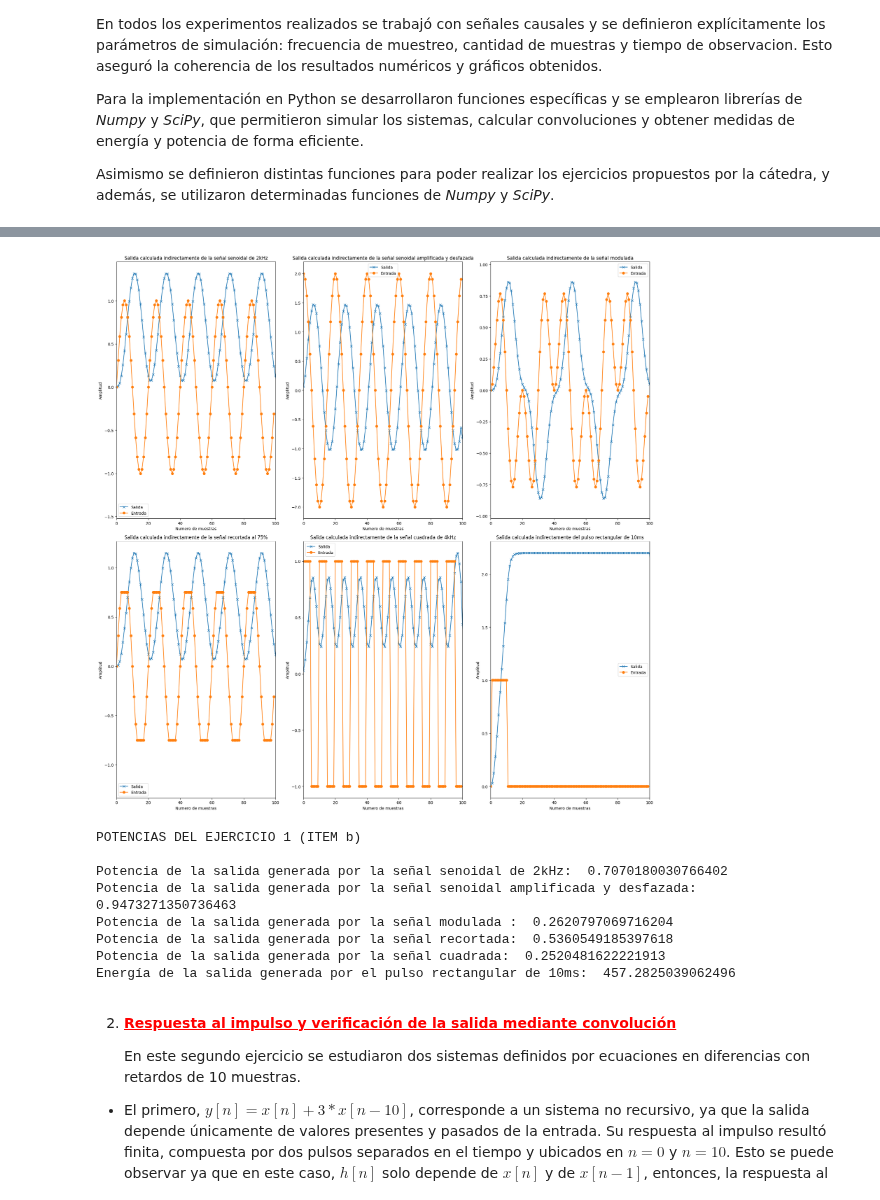
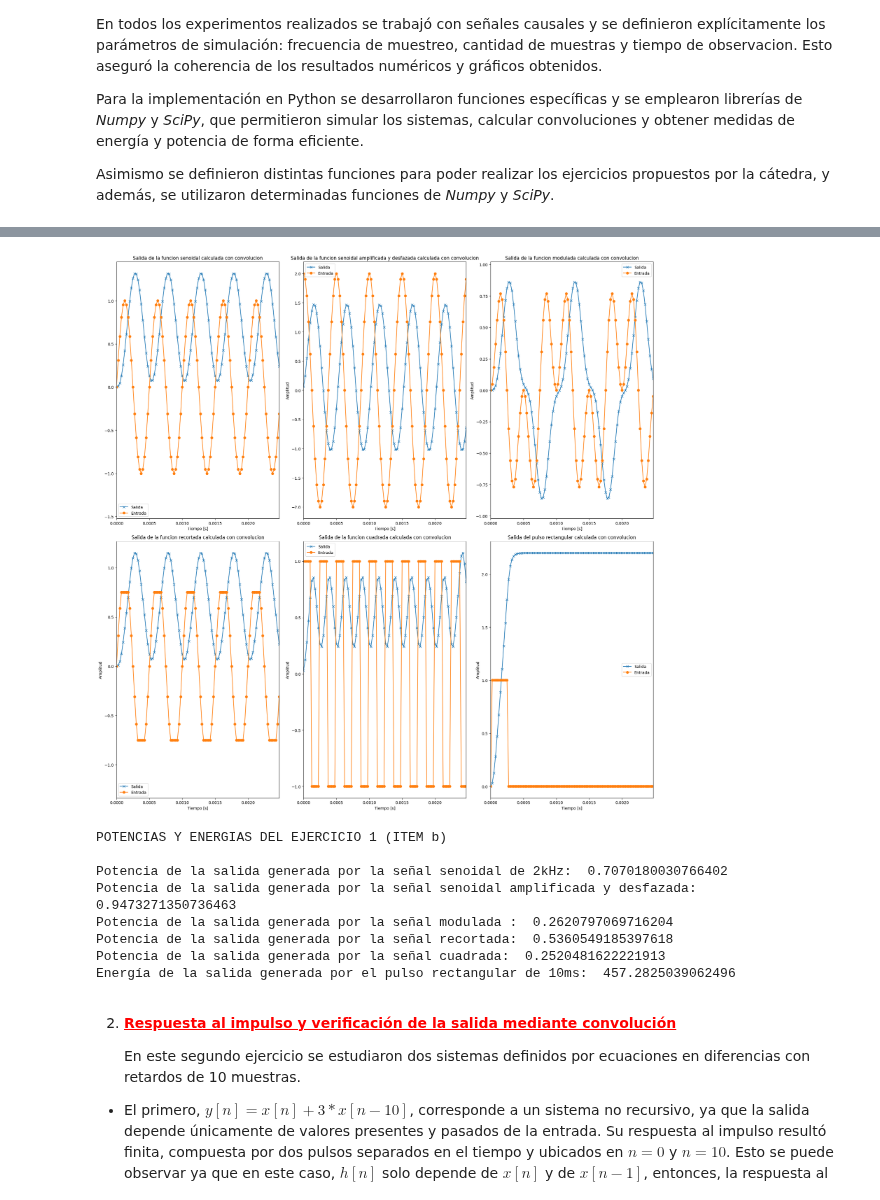
Before and after one commit to Catalina-git/APS, a Jupyter notebook: Tareas Semanales/TP2 - Sistemas Lineales e Invariantes en el tiempo/TS2.ipynb, the cells around one changed output, grey strips where cells are left out. Cells and saved outputs as stored; diff of their text form; code cells hidden in the pictures.

```diff
--- a/Tareas Semanales/TP2 - Sistemas Lineales e Invariantes en el tiempo/TS2.ipynb
+++ b/Tareas Semanales/TP2 - Sistemas Lineales e Invariantes en el tiempo/TS2.ipynb
@@ -351,89 +353,98 @@ yy4 = np.convolve(x4, h)
 yy5 = np.convolve(x5, h)
 yy6 = np.convolve(x6, h)
 
+# Vector de tiempo para convolución (mismo fs, pero puede tener más muestras)
+t_conv1 = np.arange(len(yy1)) / fs
+t_conv2 = np.arange(len(yy2)) / fs
+t_conv3 = np.arange(len(yy3)) / fs
+t_conv4 = np.arange(len(yy4)) / fs
+t_conv5 = np.arange(len(yy5)) / fs
+dt = 1/fs
+t_yy6 = np.arange(len(yy6)) * dt
+t_x6 = np.arange(len(x6)) * dt
+
 # Grafico --> deberia darme igual que lo calculado a traves de la ecuacion en diferencias
 fig, axes = plt.subplots(2, 3, figsize=(20, 20))  # Tamaño de la figura: ancho=20, alto=20
 
 plt.subplot(2, 3, 1)
-plt.ylabel('Amplitud')
-plt.plot(yy1, 'x-', label = 'Salida')
-plt.plot(x1, 'o-', label = 'Entrada')
-plt.xlim(0,N)
-plt.title('Salida calculada indirectamente de la señal senoidal de 2kHz')
-plt.xlabel('Numero de muestras')
+plt.plot(t_conv1, yy1, 'x-', label='Salida')
+plt.plot(t1, x1, 'o-', label='Entrada')
+plt.title('Salida de la funcion senoidal calculada con convolucion')
+plt.xlabel('Tiempo [s]')
+plt.xlim(0, max(t1))
 plt.legend()
 
 plt.subplot(2, 3, 2)
-plt.plot(yy2, 'x-', label = 'Salida')
-plt.plot(x2, 'o-', label = 'Entrada')
-plt.title('Salida calculada indirectamente de la señal senoidal amplificada y desfazada')
-plt.xlabel('Numero de muestras')
+plt.plot(t_conv2, yy2, 'x-', label = 'Salida')
+plt.plot(t2,x2, 'o-', label = 'Entrada')
+plt.title('Salida de la funcion senoidal amplificada y desfazada calculada con convolucion')
+plt.xlabel('Tiempo [s]')
 plt.ylabel('Amplitud')
-plt.xlim(0,N)
+plt.xlim(0, max(t2))
 plt.legend()
 
 plt.subplot(2, 3, 3)
-plt.plot(yy3, 'x-', label = 'Salida')
-plt.plot(x3, 'o-', label = 'Entrada')
-plt.title('Salida calculada indirectamente de la señal modulada')
-plt.xlabel('Numero de muestras')
+plt.plot(t_conv3, yy3, 'x-', label = 'Salida')
+plt.plot(t3, x3, 'o-', label = 'Entrada')
+plt.title('Salida de la funcion modulada calculada con convolucion')
+plt.xlabel('Tiempo [s]')
 plt.ylabel('Amplitud')
-plt.xlim(0,N)
+plt.xlim(0, max(t3))
 plt.legend()
 
 plt.subplot(2, 3, 4)
-plt.plot(yy4, 'x-', label = 'Salida')
-plt.plot(x4, 'o-', label = 'Entrada')
-plt.title('Salida calculada indirectamente de la señal recortada al 75%')
-plt.xlabel('Numero de muestras')
+plt.plot(t_conv4, yy4, 'x-', label = 'Salida')
+plt.plot(t4, x4, 'o-', label = 'Entrada')
+plt.title('Salida de la funcion recortada calculada con convolucion')
+plt.xlabel('Tiempo [s]')
 plt.ylabel('Amplitud')
-plt.xlim(0,N)
+plt.xlim(0, max(t4))
 plt.legend()
 
 plt.subplot(2, 3, 5)
-plt.plot(yy5, 'x-', label = 'Salida')
-plt.plot(x5, 'o-', label = 'Entrada')
-plt.title('Salida calculada indirectamente de la señal cuadrada de 4kHz')
-plt.xlabel('Numero de muestras')
+plt.plot(t_conv5, yy5, 'x-', label = 'Salida')
+plt.plot(t5, x5, 'o-', label = 'Entrada')
+plt.title('Salida de la funcion cuadrada calculada con convolucion')
+plt.xlabel('Tiempo [s]')
 plt.ylabel('Amplitud')
-plt.xlim(0,N)
+plt.xlim(0, max(t5))
 plt.legend()
 
 plt.subplot(2, 3, 6)
-plt.plot(yy6, 'x-', label = 'Salida')
-plt.plot(x6, 'o-', label = 'Entrada')
-plt.title('Salida calculada indirectamente del pulso rectangular de 10ms')
-plt.xlabel('Numero de muestras')
+plt.plot(t_yy6, yy6, 'x-', label = 'Salida')
+plt.plot(t_x6, x6, 'o-', label = 'Entrada')
+plt.title('Salida del pulso rectangular calculada con convolucion')
+plt.xlabel('Tiempo [s]')
 plt.ylabel('Amplitud')
-plt.xlim(0,N)
+plt.xlim(0, max(t_x6))
 plt.legend()
 
 plt.tight_layout()
 plt.show()
 
 # CALCULO LA POTENCIA O ENERGIA
-print("\n\nPOTENCIAS DEL EJERCICIO 1 (ITEM b)\n")
+print("\n\nPOTENCIAS Y ENERGIAS DEL EJERCICIO 1 (ITEM b)\n")
 
 p1 = calcular_potencia(yy1)
 print("Potencia de la salida generada por la señal senoidal de 2kHz: ", p1)
 
 p2 = calcular_potencia(yy2)
 print("Potencia de la salida generada por la señal senoidal amplificada y desfazada: ", p2)
 
 p3 = calcular_potencia(yy3)
 print("Potencia de la salida generada por la señal modulada : ", p3)
 
 p4 = calcular_potencia(yy4)
 print("Potencia de la salida generada por la señal recortada: ", p4)
 
 p5 = calcular_potencia(yy5)
 print("Potencia de la salida generada por la señal cuadrada: ", p5)
 
 p6 = calcular_energia(yy6)
 print("Energía de la salida generada por el pulso rectangular de 10ms: ", p6)
 # %% [output]
-[figure, old version]
+[figure, new version]
-POTENCIAS DEL EJERCICIO 1 (ITEM b)
+POTENCIAS Y ENERGIAS DEL EJERCICIO 1 (ITEM b)
 
 Potencia de la salida generada por la señal senoidal de 2kHz:  0.7070180030766402
 Potencia de la salida generada por la señal senoidal amplificada y desfazada:  0.9473271350736463
```
Also changed, not shown: parts of 4 cells of this notebook, 3 other files.
